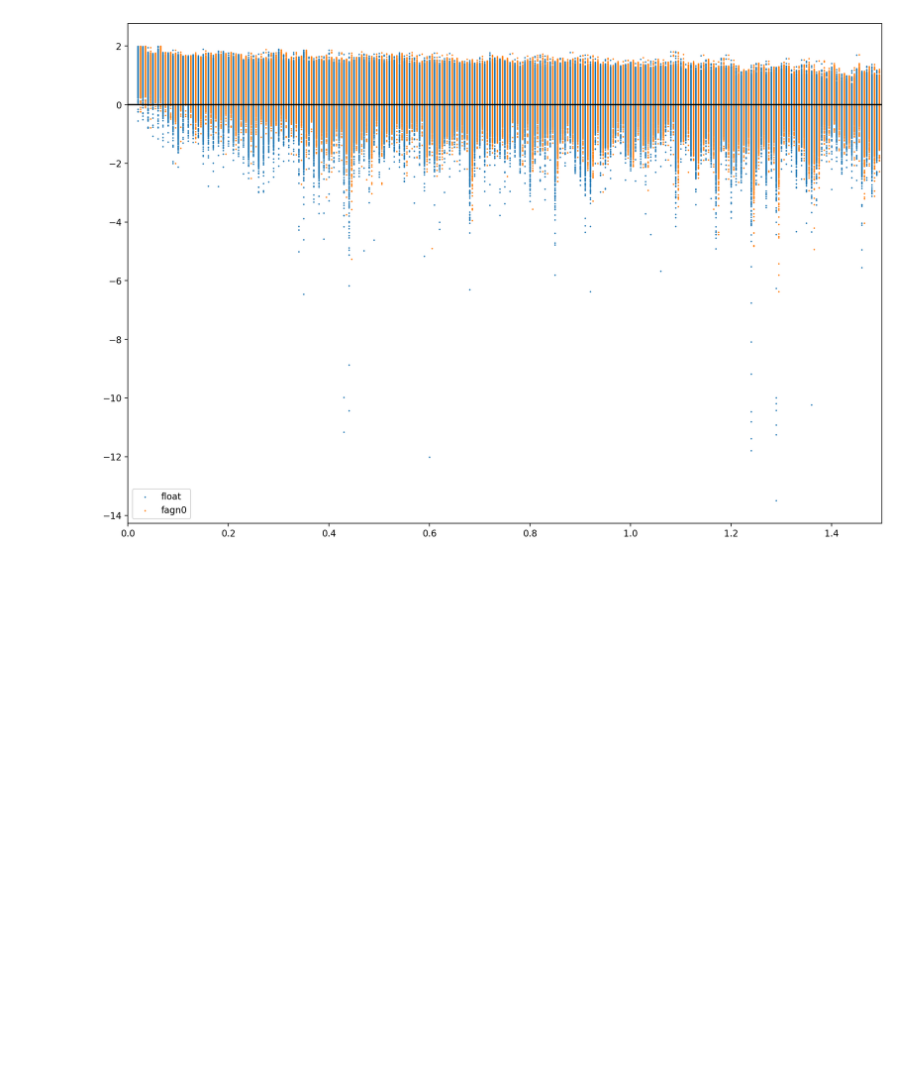
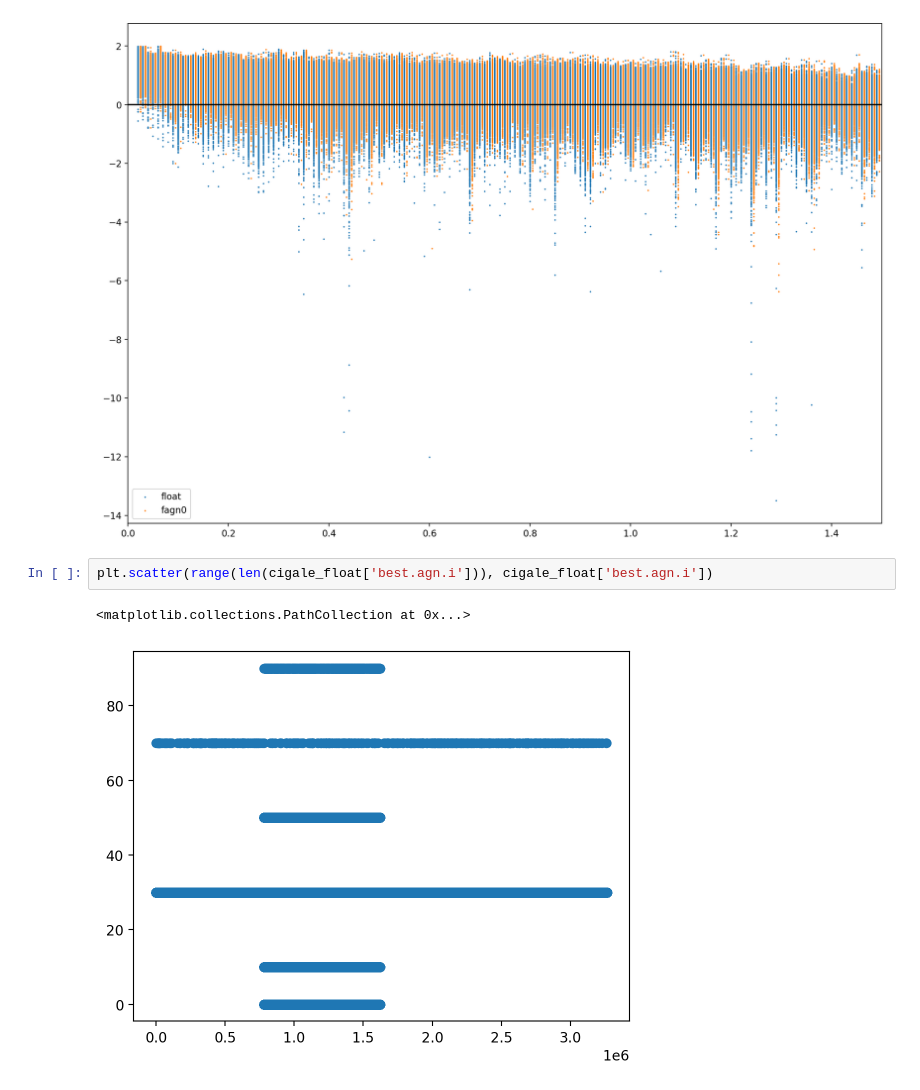
Before and after one commit to Chisen-Lupus/DES-SED-fitting, a Jupyter notebook: chi2.ipynb, the cells around one changed output. Saved outputs shown, nothing was run; the diff lists cells and outputs as text; blank space fills up the shorter version.

```diff
--- a/chi2.ipynb
+++ b/chi2.ipynb
@@ -201,3 +206,8 @@ plt.legend()
 plt.show()
 # %% [output]
 [figure]
+# %%
+plt.scatter(range(len(cigale_float['best.agn.i'])), cigale_float['best.agn.i'])
+# %% [output]
+<matplotlib.collections.PathCollection at 0x...>
+[figure, added]
```
Also changed, not shown: parts of 2 cells of this notebook.
